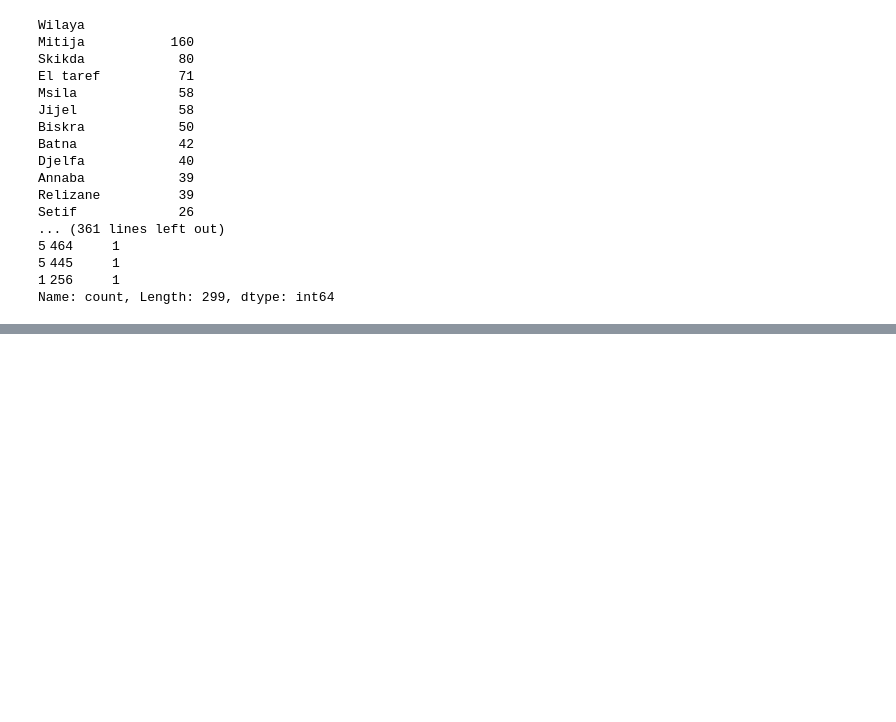
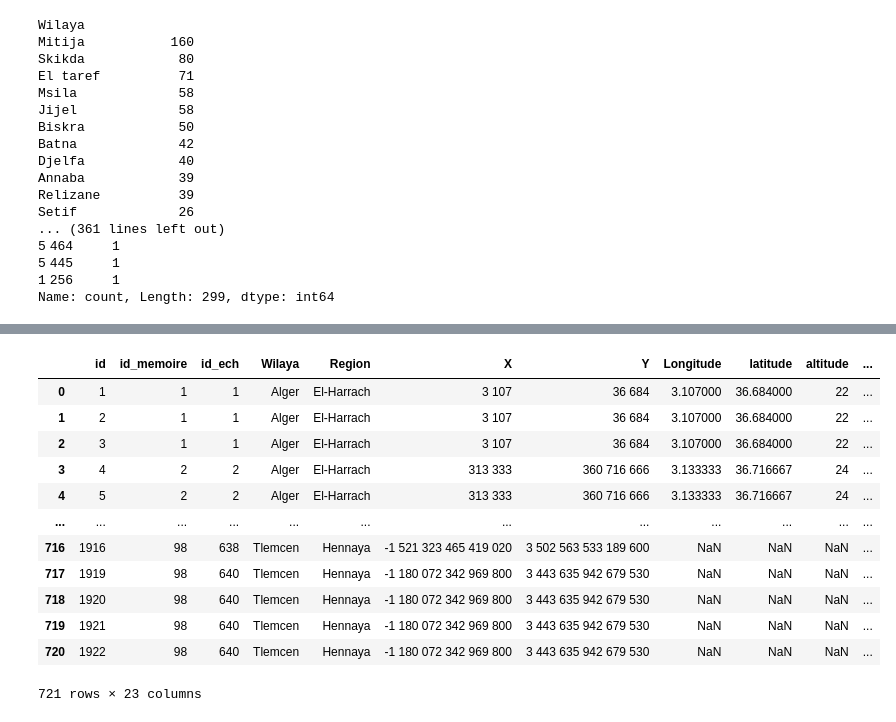
Before and after one commit to grosvenor01/having-some-fun, a Jupyter notebook: CNN.ipynb, the cells around one changed output, grey strips where cells are left out. Saved outputs shown, nothing was run; the diff lists cells and outputs as text; code cells hidden in the pictures; blank space fills up the shorter version.

Commit message:
latitude and longitude updated

```diff
--- a/CNN.ipynb
+++ b/CNN.ipynb
@@ -88,0 +112,36 @@ Name: count, Length: 299, dtype: int64
+# %%
+def clean_longitude(value , atr):
+    val1=0
+    val2=0
+    val3=0
+    if isinstance(value , str):
+        if atr =="Longitude":
+            value = value.replace("Â°" , "°").replace("â€™â€™" , '"').replace("â€˜â€˜" ,'"').replace("''" , '"').replace("â€™" , "'").replace("â€˜" ,"'").replace("Est" , "°").replace(" ", "").replace("E", "").replace("Ëš","°")
+            print(value)
+        elif atr == "latitude":
+            value = value.replace("Â°" , "°").replace("â€™â€™" , '"').replace("â€˜â€˜" ,'"').replace("''" , '"').replace("â€™" , "'").replace("â€˜" ,"'").replace("Nord" , "").replace(" ", "").replace("N", "").replace("Ëš","°")
+            print(value)
+
+        val1_str = value.split("°")[0]
+        val1 = float(val1_str)
+        result = val1
+
+        try :
+            new_val = value.replace(f"{val1_str}°" , "")
+            val2_str = new_val.split("'")[0]
+            val2 = float(val2_str)
+            result +=  val2/60
+            try :
+                val3 = float(value.replace(f"{val1_str}°{val2_str}'" , "").split('"')[0])
+                result +=  val3/60
+            except Exception as e:
+                pass
+        except Exception as e :
+            pass
+        print(f"val1-->{val1}   val2-->{val2}   val3-->{val3}")
+        print(result)
+        print("=======================================")
+        return result
+
+df["Longitude"]=df["Longitude"].apply(lambda x : clean_longitude(x , "Longitude"))
+df["Longitude"]
@@ -88,0 +199,3 @@ Name: count, Length: 299, dtype: int64
+# %%
+df["latitude"]=df["latitude"].apply(lambda x : clean_longitude(x , "latitude"))
+df["latitude"]
@@ -88,0 +232,16 @@ Name: count, Length: 299, dtype: int64
+# %%
+df
+# %% [output]
+|  | id | id_memoire | id_ech | Wilaya | Region | X | Y | Longitude | latitude | altitude | ... |
+| 0 | 1 | 1 | 1 | Alger | El-Harrach | 3 107 | 36 684 | 3.107000 | 36.684000 | 22 | ... |
+| 1 | 2 | 1 | 1 | Alger | El-Harrach | 3 107 | 36 684 | 3.107000 | 36.684000 | 22 | ... |
+| 2 | 3 | 1 | 1 | Alger | El-Harrach | 3 107 | 36 684 | 3.107000 | 36.684000 | 22 | ... |
+| 3 | 4 | 2 | 2 | Alger | El-Harrach | 313 333 | 360 716 666 | 3.133333 | 36.716667 | 24 | ... |
+| 4 | 5 | 2 | 2 | Alger | El-Harrach | 313 333 | 360 716 666 | 3.133333 | 36.716667 | 24 | ... |
+| ... | ... | ... | ... | ... | ... | ... | ... | ... | ... | ... | ... |
+| 716 | 1916 | 98 | 638 | Tlemcen | Hennaya | -1 521 323 465 419 020 | 3 502 563 533 189 600 | NaN | NaN | NaN | ... |
+| 717 | 1919 | 98 | 640 | Tlemcen | Hennaya | -1 180 072 342 969 800 | 3 443 635 942 679 530 | NaN | NaN | NaN | ... |
+| 718 | 1920 | 98 | 640 | Tlemcen | Hennaya | -1 180 072 342 969 800 | 3 443 635 942 679 530 | NaN | NaN | NaN | ... |
+| 719 | 1921 | 98 | 640 | Tlemcen | Hennaya | -1 180 072 342 969 800 | 3 443 635 942 679 530 | NaN | NaN | NaN | ... |
+| 720 | 1922 | 98 | 640 | Tlemcen | Hennaya | -1 180 072 342 969 800 | 3 443 635 942 679 530 | NaN | NaN | NaN | ... |
+721 rows × 23 columns
```
Also changed, not shown: parts of 5 cells of this notebook, 1 other file.
